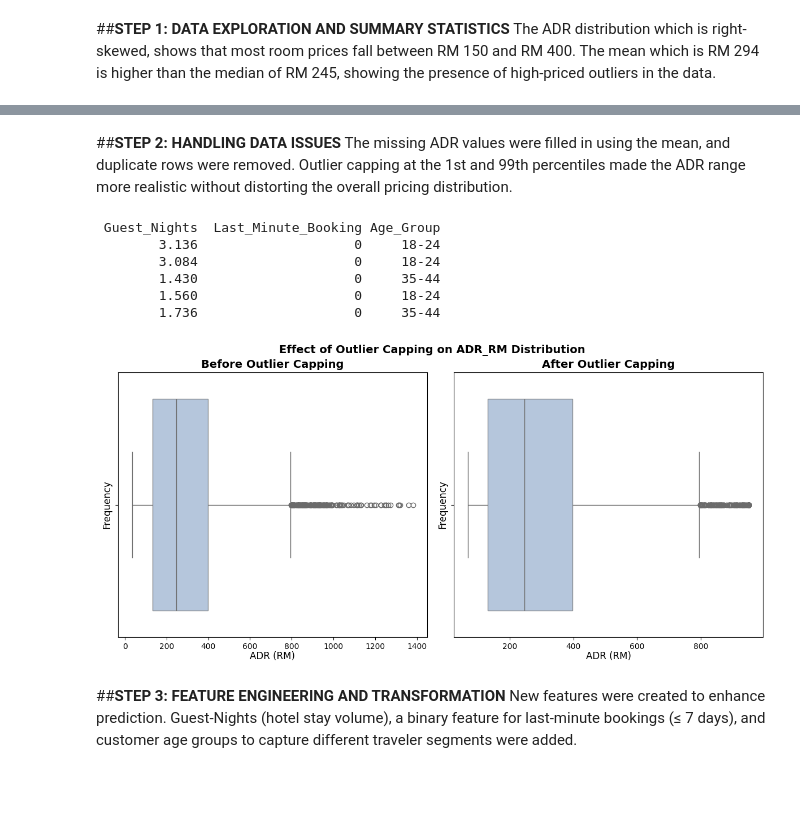
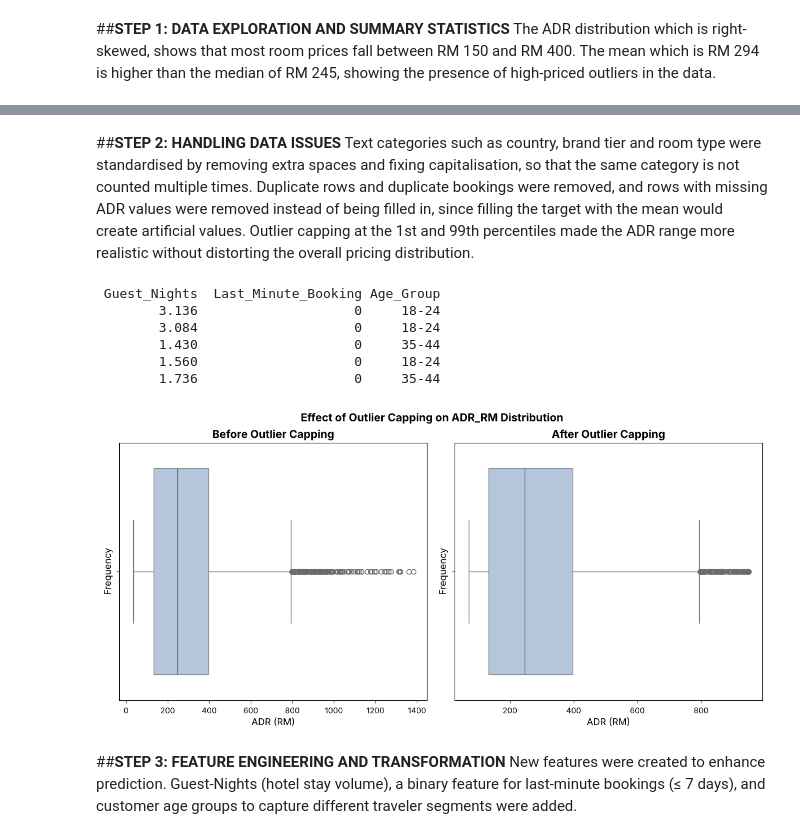
Before and after one commit to jasrinasidhu/hotel-adr-prediction, a Jupyter notebook: machine_learning_assignment.ipynb, the cells around one changed output, grey strips where cells are left out. Drawn from its saved outputs; the diff is of its cells as text; code cells hidden in the pictures; blank space fills up the shorter version.

```diff
--- a/machine_learning_assignment.ipynb
+++ b/machine_learning_assignment.ipynb
@@ -44,9 +44,18 @@ Mean: 294.42, Median: 245.28, Skewness: 1.37
 # %% [markdown]
 ##**STEP 2: HANDLING DATA ISSUES**
-The missing ADR values were filled in using the mean, and duplicate rows were removed. Outlier capping at the 1st and 99th percentiles made the ADR range more realistic without distorting the overall pricing distribution.
+Text categories such as country, brand tier and room type were standardised by removing extra spaces and fixing capitalisation, so that the same category is not counted multiple times. Duplicate rows and duplicate bookings were removed, and rows with missing ADR values were removed instead of being filled in, since filling the target with the mean would create artificial values. Outlier capping at the 1st and 99th percentiles made the ADR range more realistic without distorting the overall pricing distribution.
 # %%
-# Handle missing ADR values using mean
-df['ADR_RM'] = df['ADR_RM'].fillna(df['ADR_RM'].mean())
+# Standardise text categories (remove extra spaces and fix capitalisation)
+cat_cols = ['Country', 'Brand_Tier', 'Room_Type', 'Booking_Channel', 'Meals_Included', 'Payment_Type']
+for col in cat_cols:
+    df[col] = df[col].astype(str).str.strip().str.title().replace({'Nan': np.nan, 'Uk': 'UK', 'Usa': 'USA'})
+
+# Remove duplicate rows and duplicate bookings
+df = df.drop_duplicates()
+df = df.drop_duplicates(subset='Booking_ID', keep='first')
+
+# Remove rows with missing ADR values instead of filling the target
+df = df.dropna(subset=['ADR_RM'])
 
 # Capping outliers using 1st and 99th percentiles
 lower_cap = df['ADR_RM'].quantile(0.01)
@@ -70,34 +79,34 @@ print(df[['Guest_Nights', 'Last_Minute_Booking', 'Age_Group']].head().to_string(
 # Boxplot visualization before and after outlier capping
 plt.figure(figsize=(12, 6))
 common_min = df['ADR_RM'].min()
 common_max = df['ADR_RM'].max()
 
 # Before outlier capping
 plt.subplot(1, 2, 1)
 sns.boxplot(x=df['ADR_RM'], color="#8caed8", boxprops=dict(alpha=0.7))
 plt.title("Before Outlier Capping", fontsize=14, fontweight='bold', pad=6)
 plt.xlabel("ADR (RM)", fontsize=12, labelpad=1)
 plt.ylabel("Frequency", fontsize=12, labelpad=1)
 
 # After outlier capping
 plt.subplot(1, 2, 2)
 sns.boxplot(x=df['ADR_RM_Capped'], color="#8caed8", boxprops=dict(alpha=0.7))
 plt.title("After Outlier Capping", fontsize=14, fontweight='bold', pad=6)
 plt.xlabel("ADR (RM)", fontsize=12, labelpad=1)
 plt.ylabel("Frequency", fontsize=12, labelpad=1)
 
 # Show boxplot with outlier capping effect
 plt.suptitle("Effect of Outlier Capping on ADR_RM Distribution", fontsize=14, fontweight='bold', y=0.96)
 plt.tight_layout()
 plt.show()
 # %% [output]
  Guest_Nights  Last_Minute_Booking Age_Group
         3.136                    0     18-24
         3.084                    0     18-24
         1.430                    0     35-44
         1.560                    0     18-24
         1.736                    0     35-44
-[figure, old version]
+[figure, new version]
 # %% [markdown]
 ##**STEP 3: FEATURE ENGINEERING AND TRANSFORMATION**
 New features were created to enhance prediction. Guest-Nights (hotel stay volume), a binary feature for last-minute bookings (≤ 7 days), and customer age groups to capture different traveler segments were added.
```
Also changed, not shown: parts of 8 cells of this notebook.
